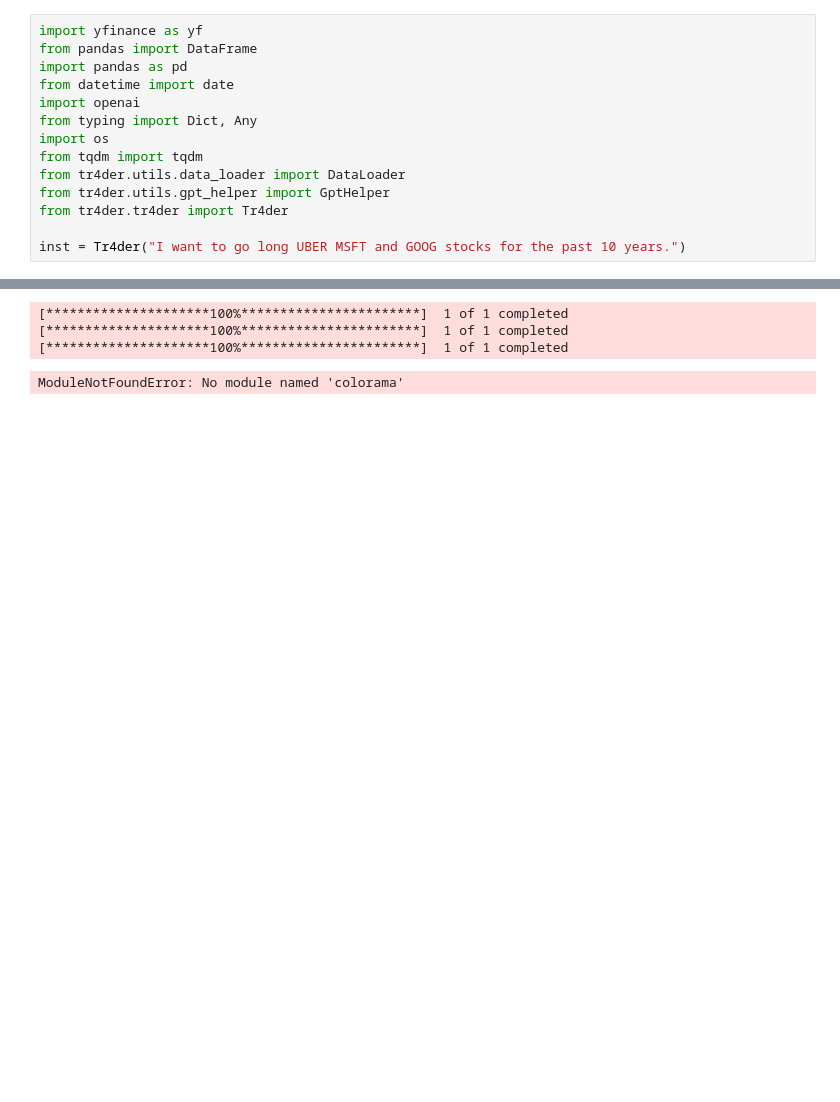
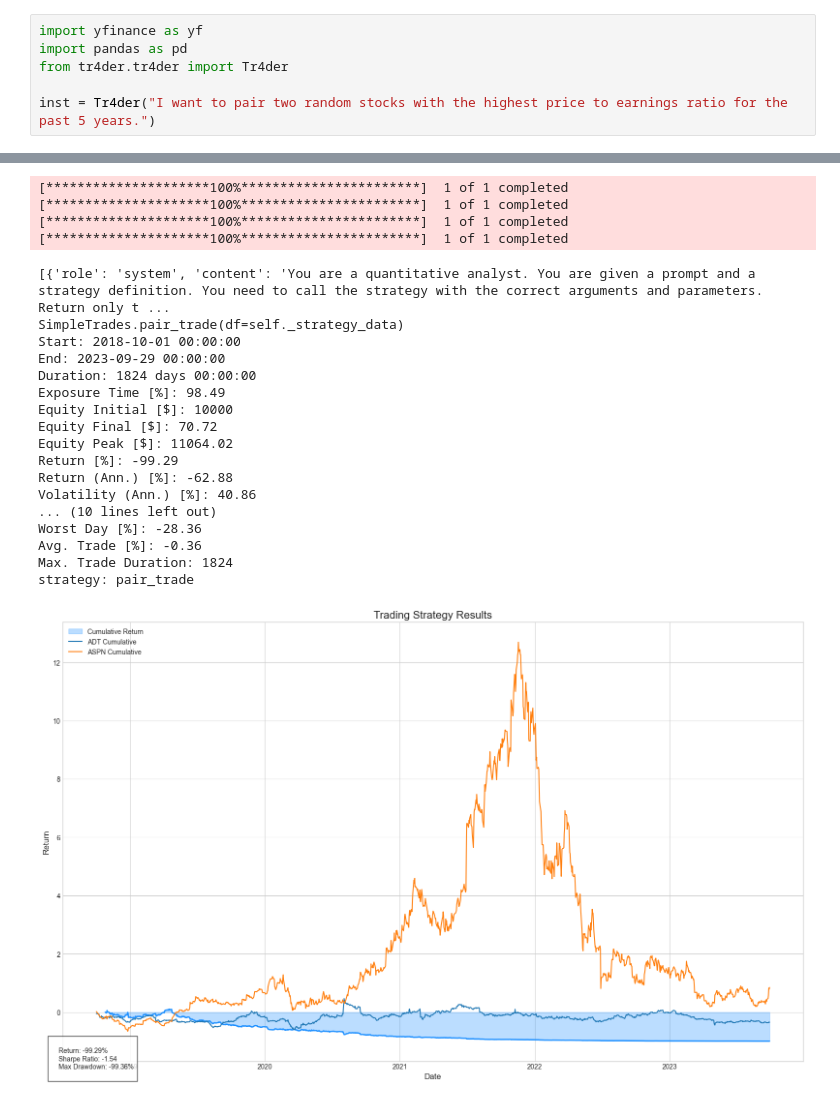
Before and after one commit to smullins998/Tr4der, a Jupyter notebook: test.ipynb, the cells around one changed output, grey strips where cells are left out. Cells and saved outputs as stored; diff of their text form; blank space fills up the shorter version.

```diff
--- a/test.ipynb
+++ b/test.ipynb
@@ -1,15 +1,7 @@
 # %%
 import yfinance as yf
-from pandas import DataFrame
 import pandas as pd
-from datetime import date
-import openai
-from typing import Dict, Any
-import os
-from tqdm import tqdm
-from tr4der.utils.data_loader import DataLoader
-from tr4der.utils.gpt_helper import GptHelper
 from tr4der.tr4der import Tr4der
 
-inst = Tr4der("I want to go long UBER MSFT and GOOG stocks for the past 10 years.")
+inst = Tr4der("I want to pair two random stocks with the highest price to earnings ratio for the past 5 years.")
 # %% [output]
@@ -16,5 +24,23 @@ inst = Tr4der("I want to go long UBER MSFT and GOOG stocks for the past 10 years
 Loading data...
 [*********************100%***********************]  1 of 1 completed
 [*********************100%***********************]  1 of 1 completed
 [*********************100%***********************]  1 of 1 completed
+[*********************100%***********************]  1 of 1 completed
-ModuleNotFoundError: No module named 'colorama'
+[{'role': 'system', 'content': 'You are a quantitative analyst. You are given a prompt and a strategy definition. You need to call the strategy with the correct arguments and parameters. Return only t ...
+SimpleTrades.pair_trade(df=self._strategy_data)
+Start: 2018-10-01 00:00:00
+End: 2023-09-29 00:00:00
+Duration: 1824 days 00:00:00
+Exposure Time [%]: 98.49
+Equity Initial [$]: 10000
+Equity Final [$]: 70.72
+Equity Peak [$]: 11064.02
+Return [%]: -99.29
+Return (Ann.) [%]: -62.88
+Volatility (Ann.) [%]: 40.86
+... (10 lines left out)
+Worst Day [%]: -28.36
+Avg. Trade [%]: -0.36
+Max. Trade Duration: 1824
+strategy: pair_trade
+[figure, added]
```
Also changed, not shown: parts of 5 cells of this notebook, 5 other files.
